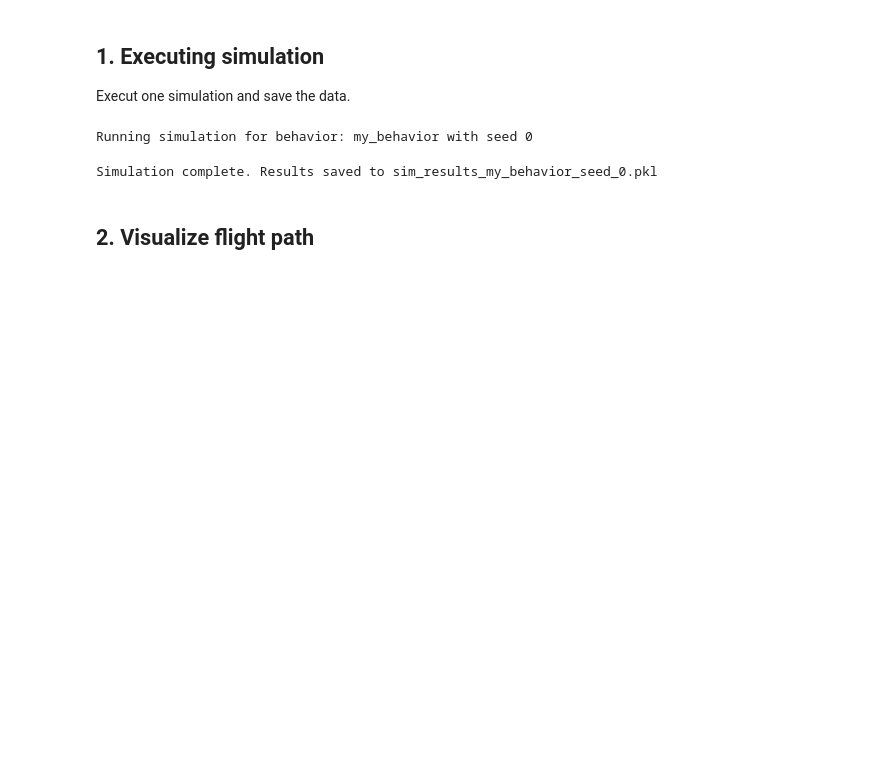
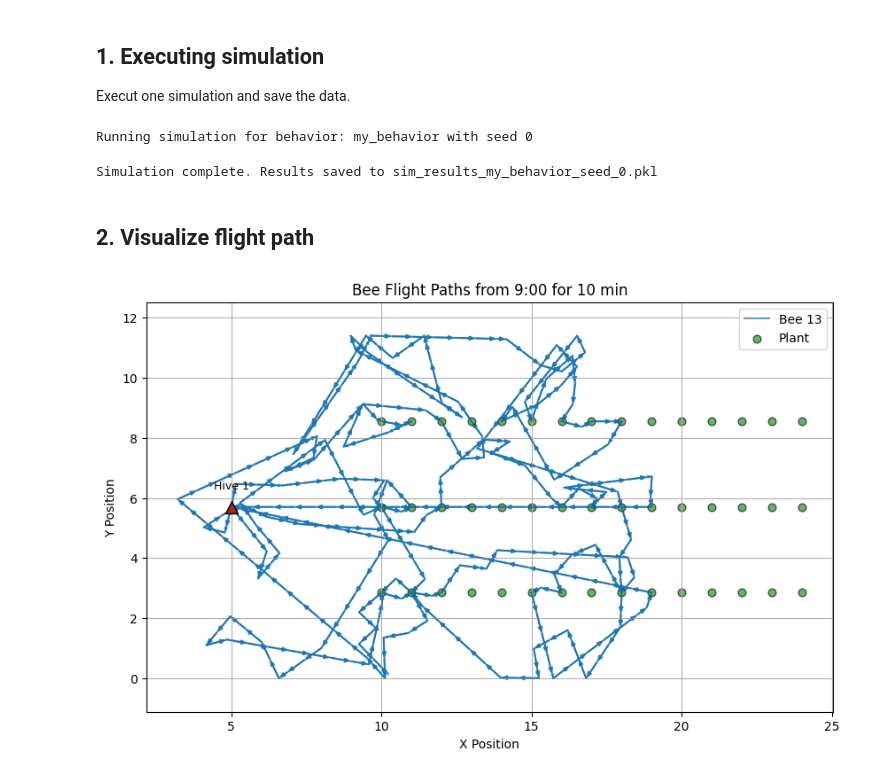
Before and after one commit to PestyVesty/beeSimulation, a Jupyter notebook: scenario_openCover/visualization.ipynb, the cells around one changed output. Cells and saved outputs as stored; diff of their text form; code cells hidden in the pictures; blank space fills up the shorter version.

```diff
--- a/scenario_openCover/visualization.ipynb
+++ b/scenario_openCover/visualization.ipynb
@@ -499 +169,7 @@ def vis_bees_path(df, bee_ids, start_time_str="09:00", duration_minutes=10, x_bu
+# %%
+%matplotlib inline
+# Select bee IDs to visualize
+vis_bees_path(df, bee_ids=[13], start_time_str="9:00", duration_minutes=10)
+# %% [output]
+[figure, added]
 # %%
```
Also changed, not shown: parts of 23 cells of this notebook, 2 other files.
